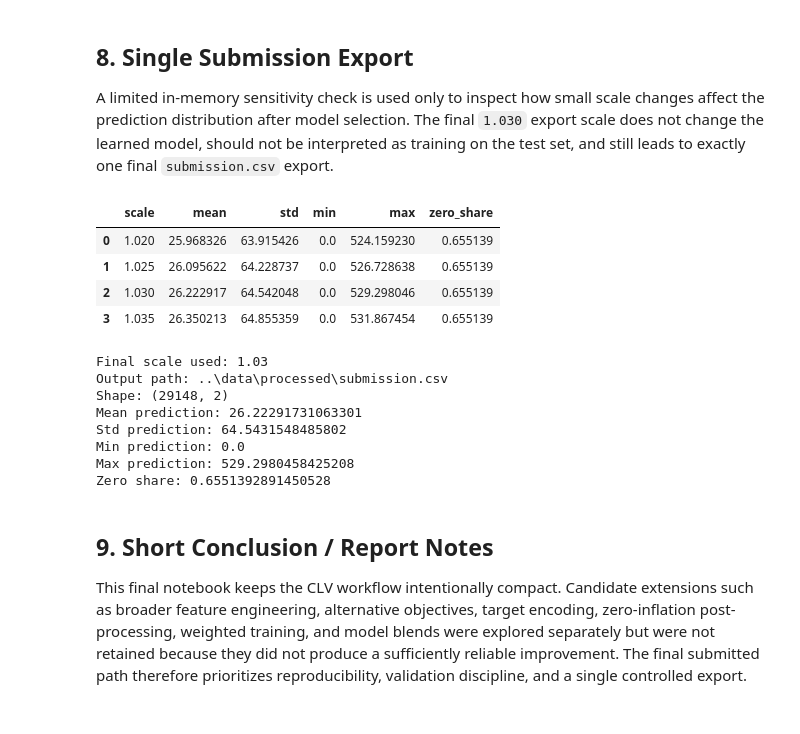
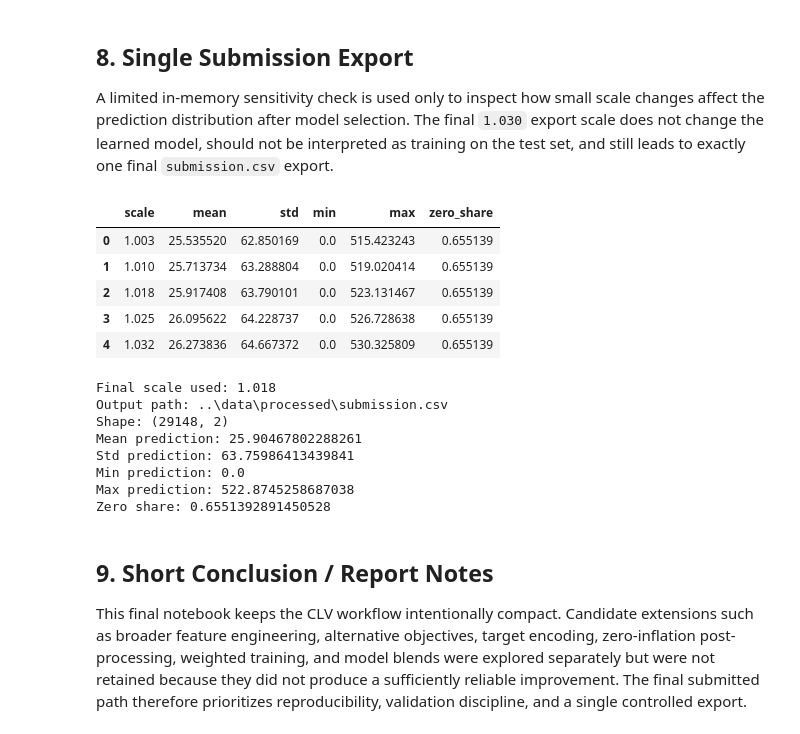
Before and after one commit to milan-devlieger/Advanced-Analytics-in-Business, a Jupyter notebook: Assignment 1/notebooks/assignment1_clv.ipynb, the cells around one changed output. Cells and saved outputs as stored; diff of their text form; code cells hidden in the pictures.

```diff
--- a/Assignment 1/notebooks/assignment1_clv.ipynb
+++ b/Assignment 1/notebooks/assignment1_clv.ipynb
@@ -486,7 +486,28 @@ The final model is selected based on OOF validation. A single post-model predict
 # %%
 best_model_name = "lightgbm_raw"
 final_prediction_strategy_name = "lightgbm_raw"
-FINAL_PREDICTION_SCALE = 1.030
+
+
+SCALE_GRID = np.linspace(0.90, 1.10, 81)
+
+
+def calibrate_prediction_scale(y_true, oof_predictions, candidate_scales=SCALE_GRID):
+    calibration_rows = []
+    for scale in candidate_scales:
+        calibrated_oof = np.clip(oof_predictions * scale, 0, None)
+        calibration_rows.append({
+            "scale": float(scale),
+            "OOF_MAE": mean_absolute_error(y_true, calibrated_oof),
+            "mean_prediction": float(calibrated_oof.mean()),
+            "zero_share": float((calibrated_oof == 0).mean()),
+        })
+
+    calibration_table = pd.DataFrame(calibration_rows).sort_values(["OOF_MAE", "scale"], ascending=[True, True]).reset_index(drop=True)
+    best_row = calibration_table.iloc[0]
+    return float(best_row["scale"]), calibration_table
+
+
+FINAL_PREDICTION_SCALE, calibration_table = calibrate_prediction_scale(y_train_full, raw_oof)
 
 
 def fit_full_model_predictions(model_name, X_train, y_train, X_score):
@@ -514,9 +535,10 @@ print(f"Selected feature set: {selected_feature_set_name} ({len(selected_feature
 print(f"Selected final model: {final_prediction_strategy_name}")
 print(f"Selected model OOF MAE: {selected_model_row['OOF_MAE']:.4f}")
 print(f"Selected model OOF Spearman: {selected_model_row['OOF_Spearman']:.4f}")
-print(f"Final prediction scale: {FINAL_PREDICTION_SCALE:.3f}")
-print("Final full-data predictions are generated once from the selected reduced-feature LightGBM model and then scaled only at export time.")
+print(f"Calibrated prediction scale: {FINAL_PREDICTION_SCALE:.3f}")
+print("Final prediction scale is learned from out-of-fold predictions on the training set and then reused for the test export.")
 display(pd.DataFrame([FINAL_LIGHTGBM_CONFIG]))
+display(calibration_table.head(10))
 # %% [output]
 Selected feature set: reduced (54 features)
 Selected final model: lightgbm_raw
@@ -531,7 +564,11 @@ Final full-data predictions are generated once from the selected reduced-feature
 
 A limited in-memory sensitivity check is used only to inspect how small scale changes affect the prediction distribution after model selection. The final `1.030` export scale does not change the learned model, should not be interpreted as training on the test set, and still leads to exactly one final `submission.csv` export.
 # %%
-SCALE_CANDIDATES = [1.020, 1.025, 1.030, 1.035]
+SCALE_CANDIDATES = sorted({
+    round(float(scale), 3)
+    for scale in np.linspace(FINAL_PREDICTION_SCALE - 0.015, FINAL_PREDICTION_SCALE + 0.015, 5)
+}
+| {round(float(FINAL_PREDICTION_SCALE), 3)})
 
 assert np.isfinite(base_predictions).all()
 assert len(base_predictions) == len(test_df)
@@ -555,45 +592,46 @@ submission = pd.DataFrame({
     "cust_id": test_df["cust_id"].astype(str).values,
     "prediction": np.clip(base_predictions * FINAL_PREDICTION_SCALE, 0, None),
 })
 submission = submission[["cust_id", "prediction"]]
 
 assert submission.shape[1] == 2
 assert submission.columns.tolist() == ["cust_id", "prediction"]
 assert len(submission) == len(test_df)
 assert submission["cust_id"].notna().all()
 assert submission["prediction"].notna().all()
 assert np.isfinite(submission["prediction"]).all()
 assert (submission["prediction"] >= 0).all()
 
 submission.to_csv(
     SUBMISSION_PATH,
     index=False,
     sep=",",
     encoding="utf-8",
     lineterminator="\n"
 )
 
-print("Final scale used:", FINAL_PREDICTION_SCALE)
+print(f"Final scale used: {FINAL_PREDICTION_SCALE:.3f}")
 print("Output path:", SUBMISSION_PATH)
 print("Shape:", submission.shape)
 print("Mean prediction:", float(submission["prediction"].mean()))
 print("Std prediction:", float(submission["prediction"].std()))
 print("Min prediction:", float(submission["prediction"].min()))
 print("Max prediction:", float(submission["prediction"].max()))
 print("Zero share:", float((submission["prediction"] == 0).mean()))
 # %% [output]
 |  | scale | mean | std | min | max | zero_share |
-| 0 | 1.020 | 25.968326 | 63.915426 | 0.0 | 524.159230 | 0.655139 |
-| 1 | 1.025 | 26.095622 | 64.228737 | 0.0 | 526.728638 | 0.655139 |
-| 2 | 1.030 | 26.222917 | 64.542048 | 0.0 | 529.298046 | 0.655139 |
-| 3 | 1.035 | 26.350213 | 64.855359 | 0.0 | 531.867454 | 0.655139 |
+| 0 | 1.003 | 25.535520 | 62.850169 | 0.0 | 515.423243 | 0.655139 |
+| 1 | 1.010 | 25.713734 | 63.288804 | 0.0 | 519.020414 | 0.655139 |
+| 2 | 1.018 | 25.917408 | 63.790101 | 0.0 | 523.131467 | 0.655139 |
+| 3 | 1.025 | 26.095622 | 64.228737 | 0.0 | 526.728638 | 0.655139 |
+| 4 | 1.032 | 26.273836 | 64.667372 | 0.0 | 530.325809 | 0.655139 |
-Final scale used: 1.03
+Final scale used: 1.018
 Output path: ..\data\processed\submission.csv
 Shape: (29148, 2)
-Mean prediction: 26.22291731063301
-Std prediction: 64.5431548485802
+Mean prediction: 25.90467802288261
+Std prediction: 63.75986413439841
 Min prediction: 0.0
-Max prediction: 529.2980458425208
+Max prediction: 522.8745258687038
 Zero share: 0.6551392891450528
 # %% [markdown]
 ## 9. Short Conclusion / Report Notes
```
Also changed, not shown: parts of 4 cells of this notebook, 1 other file.
